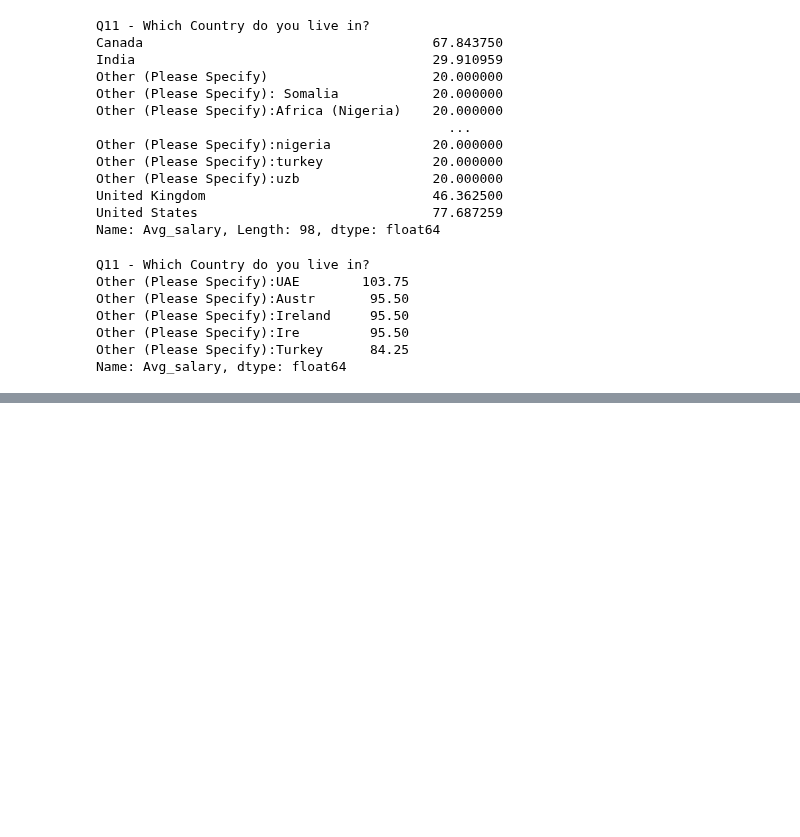
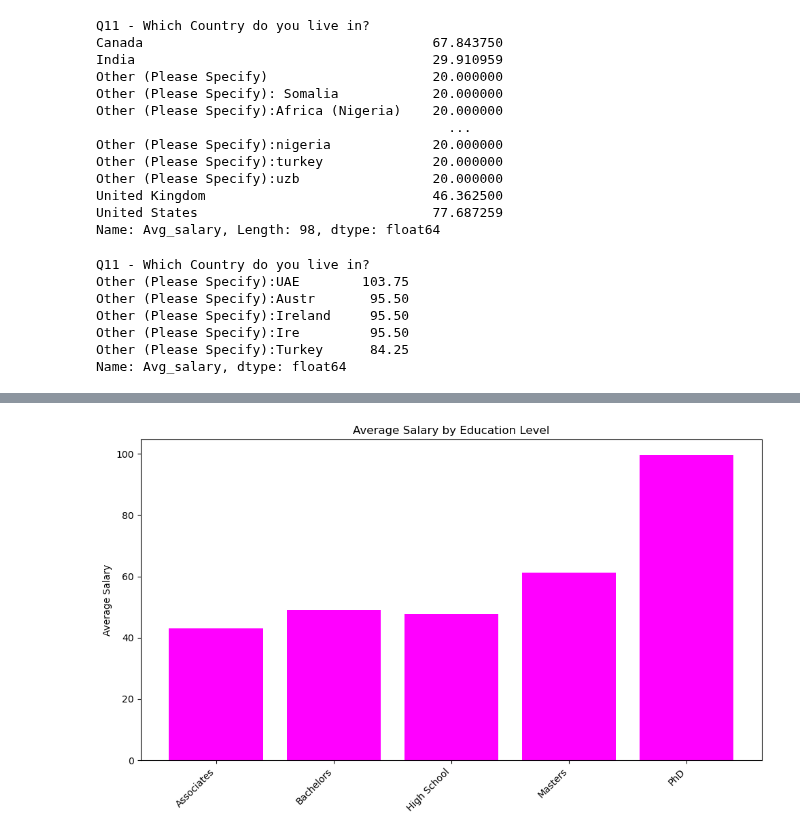
Before and after one commit to Lenmbugua/Analytics-Practice-Datasets, a Jupyter notebook: Professional Survey Data.ipynb, the cells around one changed output, grey strips where cells are left out. Cells and saved outputs as stored; diff of their text form; code cells hidden in the pictures; blank space fills up the shorter version.

```diff
--- a/Professional Survey Data.ipynb
+++ b/Professional Survey Data.ipynb
@@ -237,3 +238,8 @@ Other (Please Specify):Ireland     95.50
 Other (Please Specify):Ire         95.50
 Other (Please Specify):Turkey      84.25
 Name: Avg_salary, dtype: float64
+# %%
+# Salary by Education
+# Relationship between education level and salary
+edu_salary = df.groupby('Q12 - Highest Level of Education')['Avg_salary'].mean()
+edu_salary
@@ -239,0 +265,14 @@ Name: Avg_salary, dtype: float64
+# %%
+# Representing the question above using a bar chart
+# Bar chart
+plt.figure(figsize=(10, 6))
+plt.bar(edu_salary.index, edu_salary.values, color='magenta')
+
+plt.xticks(rotation=45, ha='right')  # rotate x labels so they don’t overlap
+plt.ylabel('Average Salary')
+plt.title('Average Salary by Education Level')
+
+plt.tight_layout()
+plt.show()
+# %% [output]
+[figure, added]
```
Also changed, not shown: parts of 6 cells of this notebook.
